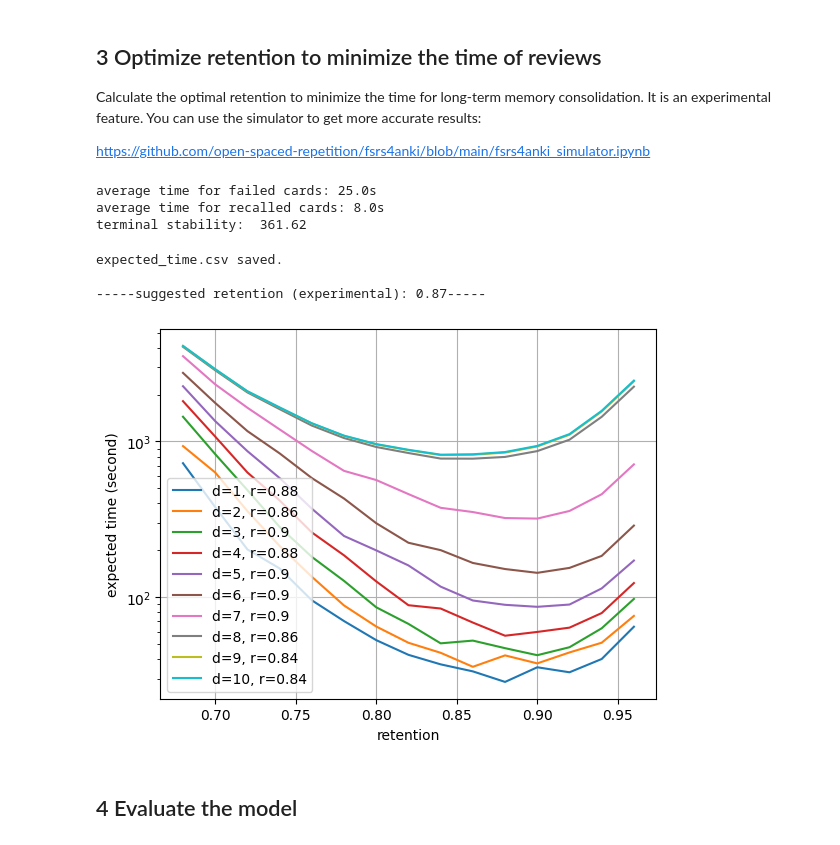
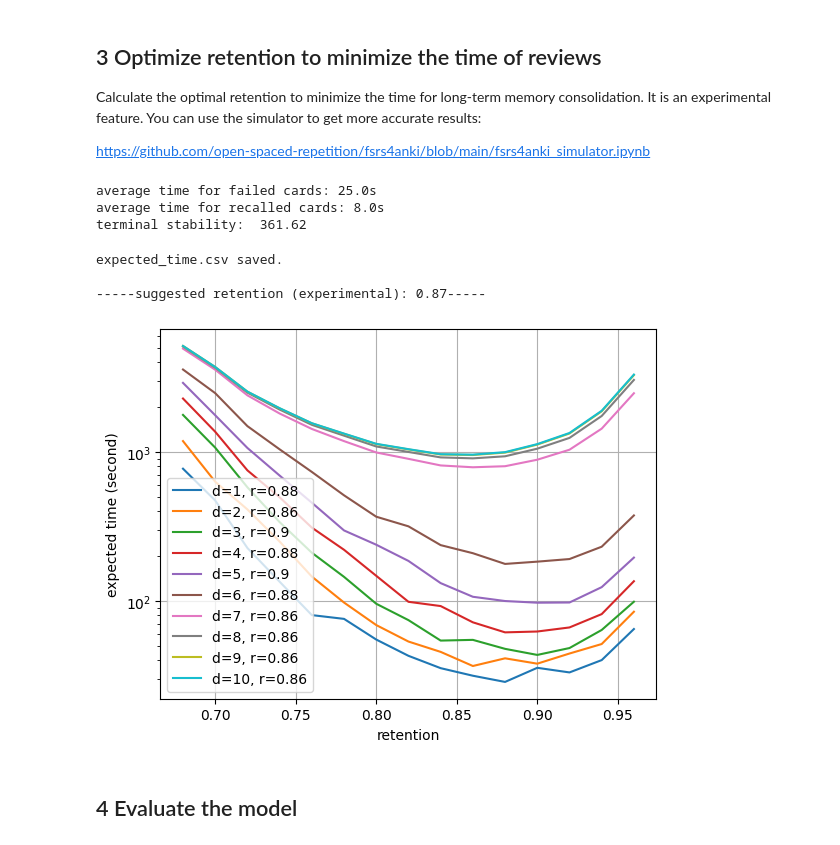
Before and after one commit to DJDdawg/FSRS, a Jupyter notebook: fsrs4anki_optimizer.ipynb, the cells around one changed output. Cells and saved outputs as stored; diff of their text form; code cells hidden in the pictures.

```diff
--- a/fsrs4anki_optimizer.ipynb
+++ b/fsrs4anki_optimizer.ipynb
@@ -227,7 +227,7 @@ Analysis saved!
 
 FSRS is a time-series model for predicting memory states.
 # %%
-init_w = [1, 1, 5, -0.5, -0.5, 0.2, 1.4, -0.12, 0.8, 2, -0.2, 0.2, 1, 1]
+init_w = [1, 1, 5, -0.5, -0.5, 0.2, 1.4, -0.12, 0.8, 2, -0.2, 0.2, 1, 1, 1, 2, 3, 4]
 '''
 w[0]: initial_stability_for_again_answer
 w[1]: initial_stability_step_per_rating
@@ -262,12 +262,12 @@ class FSRS(nn.Module):
         '''
         if torch.equal(s, self.zero):
             # first learn, init memory states
-            new_s = self.w[0] + self.w[1] * (x[1] - 1)
-            new_d = self.w[2] + self.w[3] * (x[1] - 3)
+            new_s = self.w[0] + self.w[1] * (self.w[13+x[1].long()] - self.w[14])
+            new_d = self.w[2] + self.w[3] * (self.w[13+x[1].long()] - self.w[16])
             new_d = new_d.clamp(1, 10)
         else:
             r = self.exp_forgetting_curve(s, x[0])
-            new_d = d + self.w[4] * (x[1] - 3)
+            new_d = d + self.w[4] * (self.w[13+x[1].long()] - self.w[16])
             new_d = self.mean_reversion(self.w[2], new_d)
             new_d = new_d.clamp(1, 10)
             # recall
@@ -328,7 +328,7 @@ def lineToTensor(line):
 The `revlog_history.tsv` generated before will be used for training the FSRS model.
 # %%
 model = FSRS(init_w)
-lr = 5e-4
+lr = 5e-3
 clipper = WeightClipper()
 optimizer = torch.optim.Adam(model.parameters(), lr=lr)
 
@@ -342,7 +342,7 @@ train_set = dataset[dataset['i'] > 1]
 epoch_len = len(train_set)
 n_epoch = 1
 print_len = max(epoch_len*n_epoch // 10, 1)
-scheduler = torch.optim.lr_scheduler.OneCycleLR(optimizer, max_lr=lr, total_steps=epoch_len * n_epoch)
+scheduler = torch.optim.lr_scheduler.CosineAnnealingLR(optimizer, T_max=epoch_len * n_epoch)
 pbar = notebook.tqdm(desc="train", colour="red", total=epoch_len*n_epoch)
 
 for k in range(n_epoch):
@@ -590,7 +590,7 @@ def stability2index(stability):
     return int(round(np.log(stability) / np.log(base)) + index_offset)
 
 def init_stability(d):
-    return max(((d - w[2]) / w[3] + 2) * w[1] + w[0], np.power(base, -index_offset))
+    return max(((d - w[2]) / w[3] + w[16] - w[14]) * w[1] + w[0], np.power(base, -index_offset))
 
 def cal_next_recall_stability(s, r, d, response):
     if response == 1:
@@ -628,34 +628,34 @@ for percentage in notebook.tqdm(range(96, 66, -2)):
                 if exp_time < time_list[d - 1][s_index]:
                     time_list[d - 1][s_index] = exp_time
             diff = s0_time - time_list[d - 1][s0_index]
         df.loc[0 if pd.isnull(df.index.max()) else df.index.max() + 1] = [recall, d, s0_time]
 
 df.sort_values(by=["difficulty", "retention"], inplace=True)
 df.to_csv("./expected_time.csv", index=False)
 print("expected_time.csv saved.")
 
 optimal_retention_list = np.zeros(10)
 for d in range(1, d_range+1):
     retention = df[df["difficulty"] == d]["retention"]
     time = df[df["difficulty"] == d]["time"]
     optimal_retention = retention.iat[time.argmin()]
     optimal_retention_list[d-1] = optimal_retention
     plt.plot(retention, time, label=f"d={d}, r={optimal_retention}")
 print(f"\n-----suggested retention (experimental): {np.inner(difficulty_distribution_padding, optimal_retention_list):.2f}-----")
 plt.ylabel("expected time (second)")
 plt.xlabel("retention")
 plt.legend()
 plt.grid()
 plt.semilogy()
 plt.show()
 # %% [output]
 average time for failed cards: 25.0s
 average time for recalled cards: 8.0s
 terminal stability:  361.62
 expected_time.csv saved.
 
 -----suggested retention (experimental): 0.87-----
-[figure, old version]
+[figure, new version]
 # %% [markdown]
 ## 4 Evaluate the model
 # %% [markdown]
```
Also changed, not shown: parts of 7 cells of this notebook.
